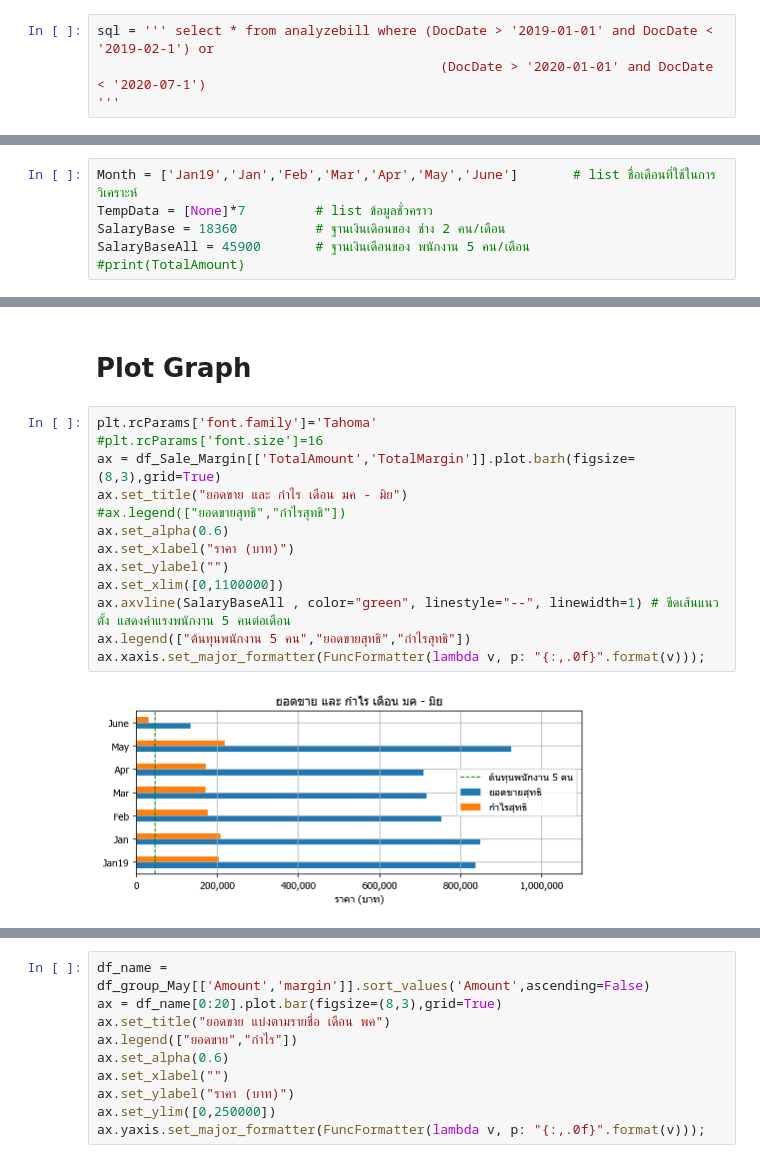
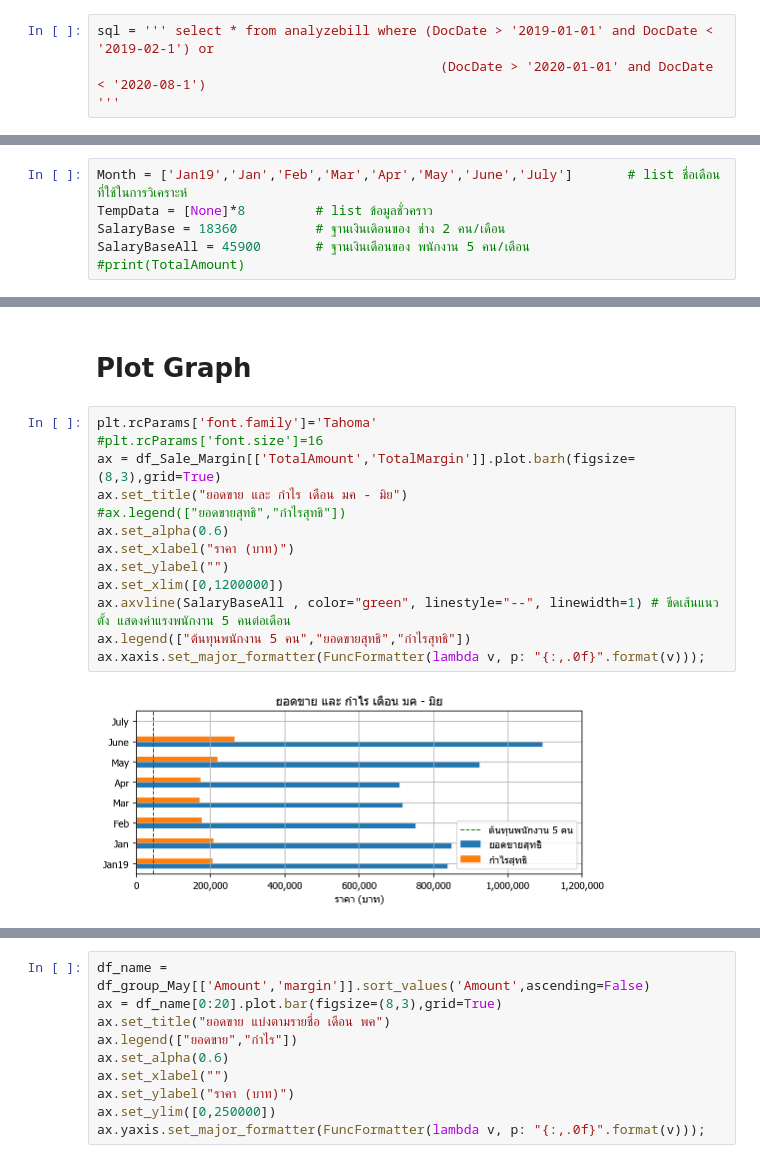
Before and after one commit to nonoimnot/vspython, a Jupyter notebook: Jupyter notebook/Dialy seles analysis II.ipynb, the cells around one changed output, grey strips where cells are left out. Cells and saved outputs as stored; diff of their text form.

```diff
--- a/Jupyter notebook/Dialy seles analysis II.ipynb
+++ b/Jupyter notebook/Dialy seles analysis II.ipynb
@@ -20,7 +20,7 @@ db_conn = create_engine(conn_str)
 #sql = "select * from analyzebill where DocDate > '2020-01-01' and DocDate < '2020-05-1'"
 # %%
 sql = ''' select * from analyzebill where (DocDate > '2019-01-01' and DocDate < '2019-02-1') or
-                                            (DocDate > '2020-01-01' and DocDate < '2020-07-1')
+                                            (DocDate > '2020-01-01' and DocDate < '2020-08-1')
 '''
 # %%
 df = pd.read_sql(sql, con=db_conn)
@@ -79,8 +122,8 @@ df_group_June
 # %% [markdown]
 # Create DataFrame to contain analyze data
 # %%
-Month = ['Jan19','Jan','Feb','Mar','Apr','May','June']       # list ชื่อเดือนที่ใช้ในการวิเคราะห์
-TempData = [None]*7         # list ข้อมูลชั่วคราว
+Month = ['Jan19','Jan','Feb','Mar','Apr','May','June','July']       # list ชื่อเดือนที่ใช้ในการวิเคราะห์
+TempData = [None]*8         # list ข้อมูลชั่วคราว
 SalaryBase = 18360          # ฐานเงินเดิอนของ ช่าง 2 คน/เดือน
 SalaryBaseAll = 45900       # ฐานเงินเดือนของ พนักงาน 5 คน/เดือน
 #print(TotalAmount)
@@ -172,18 +216,18 @@ df_Sale_Margin
 # %%
 plt.rcParams['font.family']='Tahoma'
 #plt.rcParams['font.size']=16
 ax = df_Sale_Margin[['TotalAmount','TotalMargin']].plot.barh(figsize=(8,3),grid=True)
 ax.set_title("ยอดขาย และ กำไร เดือน มค - มิย")
 #ax.legend(["ยอดขายสุทธิ","กำไรสุทธิ"])
 ax.set_alpha(0.6)
 ax.set_xlabel("ราคา (บาท)")
 ax.set_ylabel("")
-ax.set_xlim([0,1100000])
+ax.set_xlim([0,1200000])
 ax.axvline(SalaryBaseAll , color="green", linestyle="--", linewidth=1) # ขีดเส้นแนวตั้ง แสดงค่าแรงพนักงาน 5 คนต่อเดือน
 ax.legend(["ต้นทุนพนักงาน 5 คน","ยอดขายสุทธิ","กำไรสุทธิ"])
 ax.xaxis.set_major_formatter(FuncFormatter(lambda v, p: "{:,.0f}".format(v)));
 # %% [output]
-[figure, old version]
+[figure, new version]
 # %%
 print(f"ยอดขายเดือน พค = {df_Sale_Margin['TotalAmount'].at['May']:,.0f} บาท | กำไรเดือน พค = {df_Sale_Margin['TotalMargin'].at['May']:,.0f} บาท")
 print(f"ยอดขายเดือน มิย = {df_Sale_Margin['TotalAmount'].at['June']:,.0f} บาท | กำไรเดือน มิย = {df_Sale_Margin['TotalMargin'].at['June']:,.0f} บาท")
```
Also changed, not shown: parts of 16 cells of this notebook, 5 other files.
